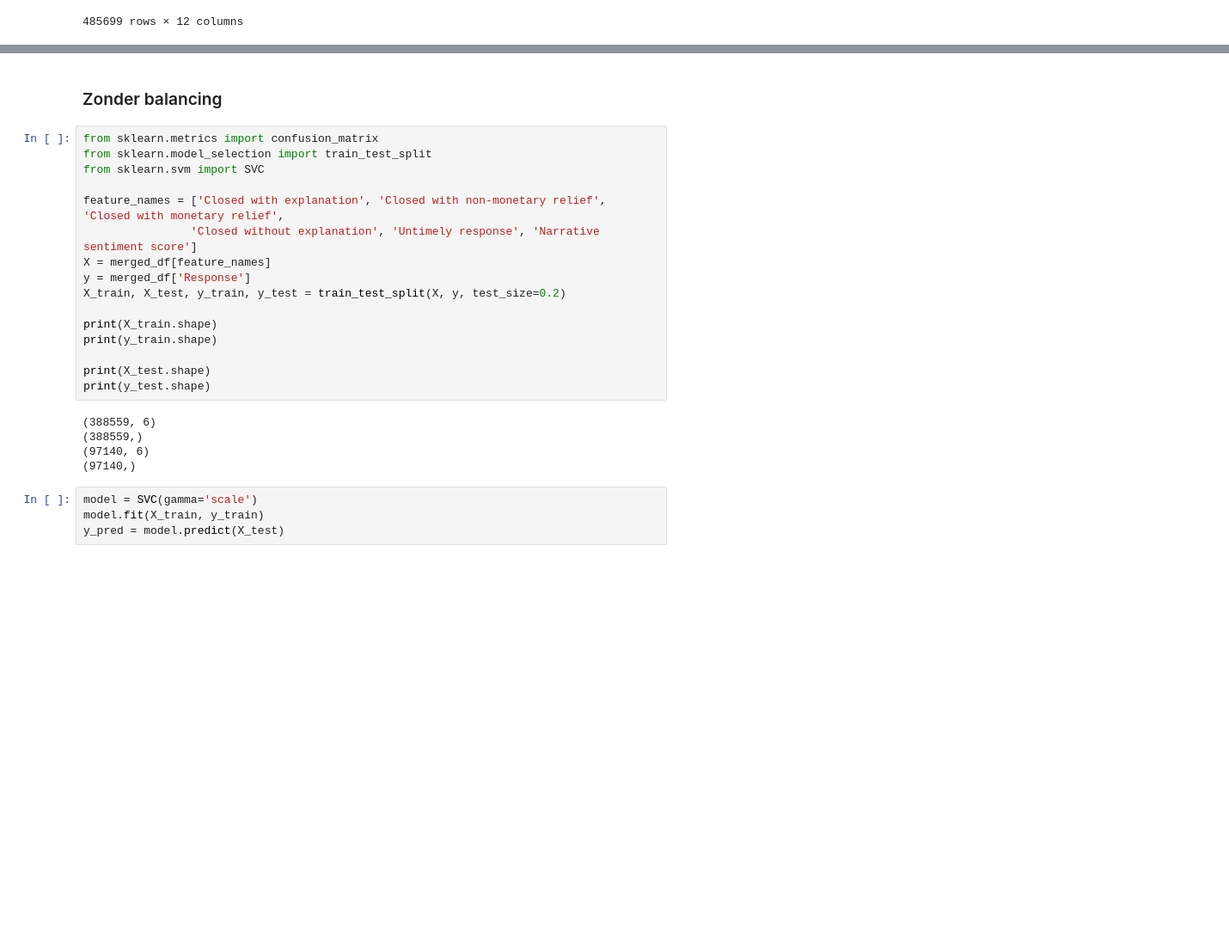
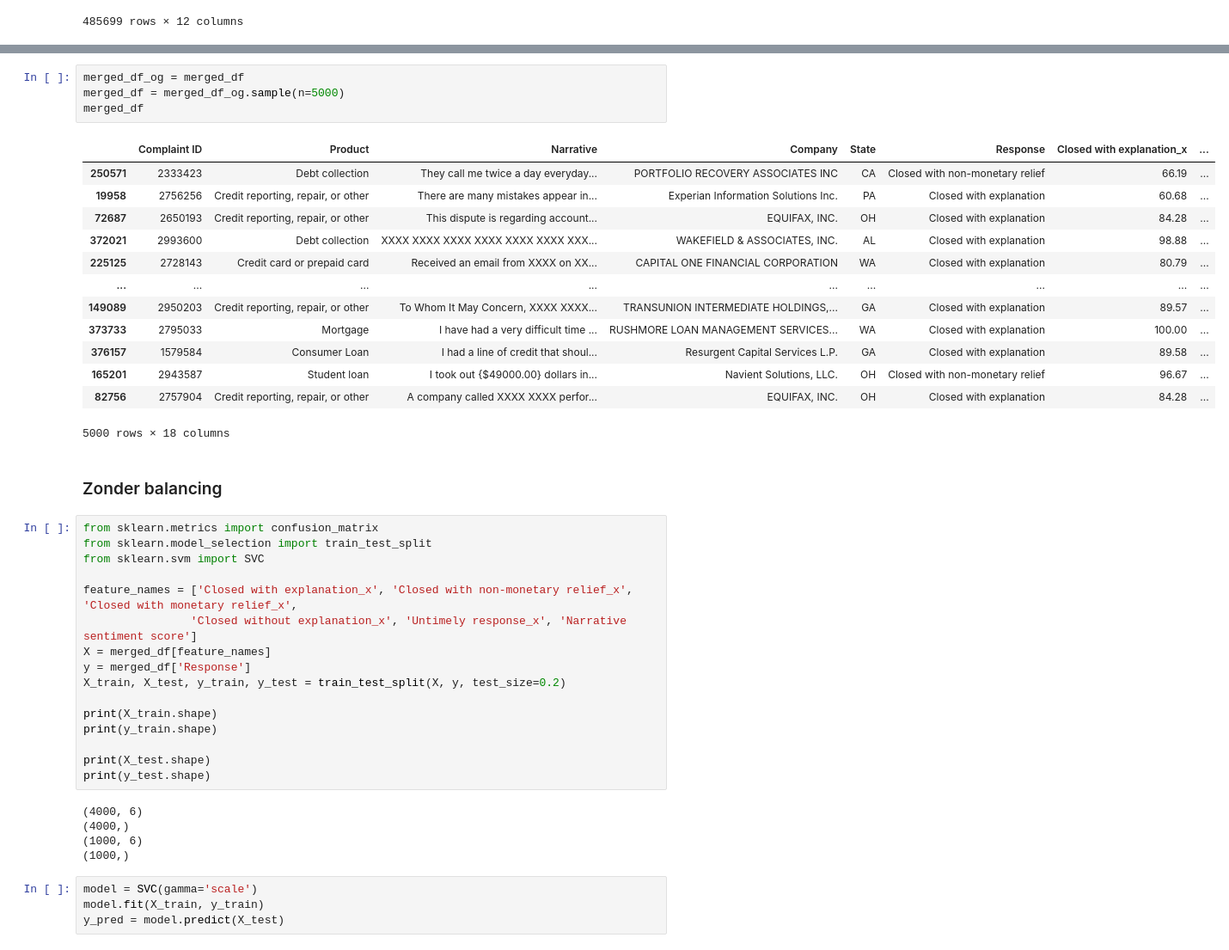
Before and after one commit to WouterStemgee/applied-machine-learning-consumer-complaints-database, a Jupyter notebook: sprint3/voorlopig.ipynb, the cells around one changed output, grey strips where cells are left out. Shown at 86% size. Drawn from its saved outputs; the diff is of its cells as text; blank space fills up the shorter version.

```diff
--- a/sprint3/voorlopig.ipynb
+++ b/sprint3/voorlopig.ipynb
@@ -39,3 +59,21 @@ merged_df
+# %%
+merged_df_og = merged_df
+merged_df = merged_df_og.sample(n=5000)
+merged_df
+# %% [output]
+|  | Complaint ID | Product | Narrative | Company | State | Response | Closed with explanation_x | ... |
+| 250571 | 2333423 | Debt collection | They call me twice a day everyday... | PORTFOLIO RECOVERY ASSOCIATES INC | CA | Closed with non-monetary relief | 66.19 | ... |
+| 19958 | 2756256 | Credit reporting, repair, or other | There are many mistakes appear in... | Experian Information Solutions Inc. | PA | Closed with explanation | 60.68 | ... |
+| 72687 | 2650193 | Credit reporting, repair, or other | This dispute is regarding account... | EQUIFAX, INC. | OH | Closed with explanation | 84.28 | ... |
+| 372021 | 2993600 | Debt collection | XXXX XXXX XXXX XXXX XXXX XXXX XXX... | WAKEFIELD & ASSOCIATES, INC. | AL | Closed with explanation | 98.88 | ... |
+| 225125 | 2728143 | Credit card or prepaid card | Received an email from XXXX on XX... | CAPITAL ONE FINANCIAL CORPORATION | WA | Closed with explanation | 80.79 | ... |
+| ... | ... | ... | ... | ... | ... | ... | ... | ... |
+| 149089 | 2950203 | Credit reporting, repair, or other | To Whom It May Concern, XXXX XXXX... | TRANSUNION INTERMEDIATE HOLDINGS,... | GA | Closed with explanation | 89.57 | ... |
+| 373733 | 2795033 | Mortgage | I have had a very difficult time ... | RUSHMORE LOAN MANAGEMENT SERVICES... | WA | Closed with explanation | 100.00 | ... |
+| 376157 | 1579584 | Consumer Loan | I had a line of credit that shoul... | Resurgent Capital Services L.P. | GA | Closed with explanation | 89.58 | ... |
+| 165201 | 2943587 | Student loan | I took out {$49000.00} dollars in... | Navient Solutions, LLC. | OH | Closed with non-monetary relief | 96.67 | ... |
+| 82756 | 2757904 | Credit reporting, repair, or other | A company called XXXX XXXX perfor... | EQUIFAX, INC. | OH | Closed with explanation | 84.28 | ... |
+5000 rows × 18 columns
 # %% [markdown]
 ### Zonder balancing
 # %%
@@ -43,8 +81,8 @@ from sklearn.metrics import confusion_matrix
 from sklearn.model_selection import train_test_split
 from sklearn.svm import SVC
 
-feature_names = ['Closed with explanation', 'Closed with non-monetary relief', 'Closed with monetary relief',
-                'Closed without explanation', 'Untimely response', 'Narrative sentiment score']
+feature_names = ['Closed with explanation_x', 'Closed with non-monetary relief_x', 'Closed with monetary relief_x',
+                'Closed without explanation_x', 'Untimely response_x', 'Narrative sentiment score']
 X = merged_df[feature_names]
 y = merged_df['Response']
 X_train, X_test, y_train, y_test = train_test_split(X, y, test_size=0.2)
@@ -55,10 +93,10 @@ print(y_train.shape)
 print(X_test.shape)
 print(y_test.shape)
 # %% [output]
-(388559, 6)
-(388559,)
-(97140, 6)
-(97140,)
+(4000, 6)
+(4000,)
+(1000, 6)
+(1000,)
 # %%
 model = SVC(gamma='scale')
 model.fit(X_train, y_train)
```
Also changed, not shown: parts of 18 cells of this notebook.
